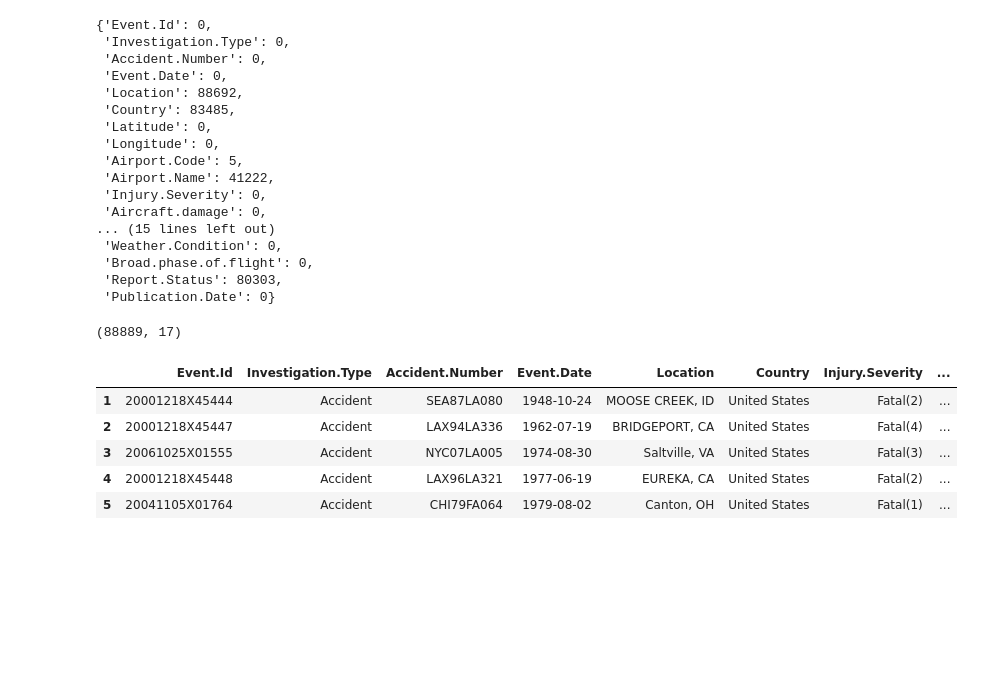
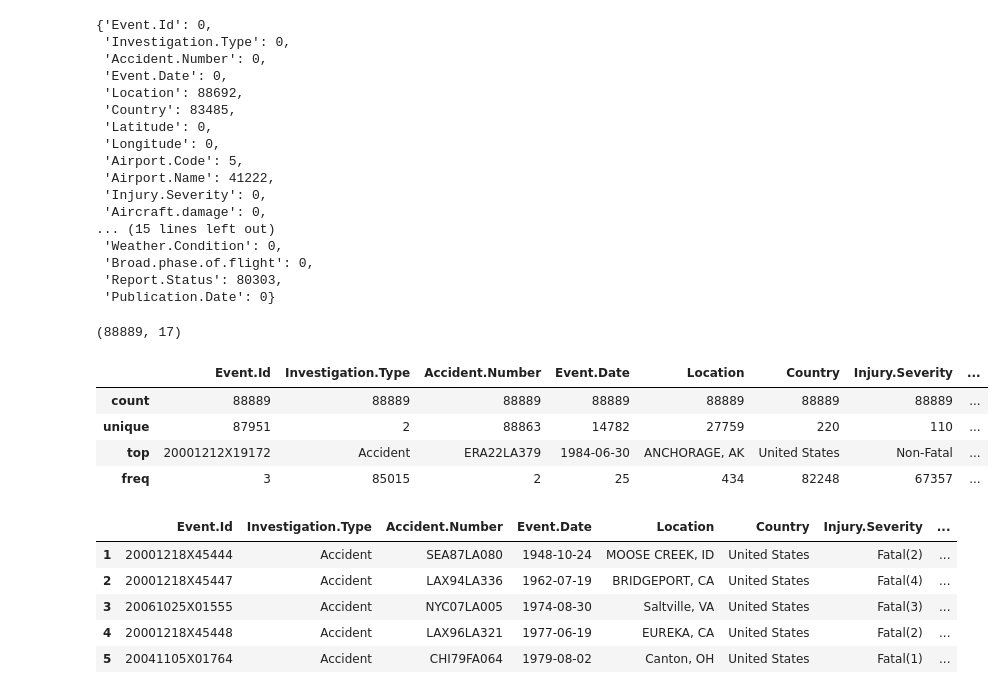
Before and after one commit to ericgiitwa/airport_cleaning, a Jupyter notebook: Aviation_Accident_Database_Project.ipynb, the cells around one changed output. Drawn from its saved outputs; the diff is of its cells as text; code cells hidden in the pictures; blank space fills up the shorter version.

```diff
--- a/Aviation_Accident_Database_Project.ipynb
+++ b/Aviation_Accident_Database_Project.ipynb
@@ -156,6 +153,14 @@ df.drop(columns=['Number.of.Engines','Latitude','Airport.Name','Airport.Code','A
 df.shape  #previous shape = (88890, 31)
 # %% [output]
 (88889, 17)
+# %%
+df.describe()
+# %% [output]
+|  | Event.Id | Investigation.Type | Accident.Number | Event.Date | Location | Country | Injury.Severity | ... |
+| count | 88889 | 88889 | 88889 | 88889 | 88889 | 88889 | 88889 | ... |
+| unique | 87951 | 2 | 88863 | 14782 | 27759 | 220 | 110 | ... |
+| top | 20001212X19172 | Accident | ERA22LA379 | 1984-06-30 | ANCHORAGE, AK | United States | Non-Fatal | ... |
+| freq | 3 | 85015 | 2 | 25 | 434 | 82248 | 67357 | ... |
 # %%
 df.head() #confirming changes
 # %% [output]
```
Also changed, not shown: parts of 17 cells of this notebook.
